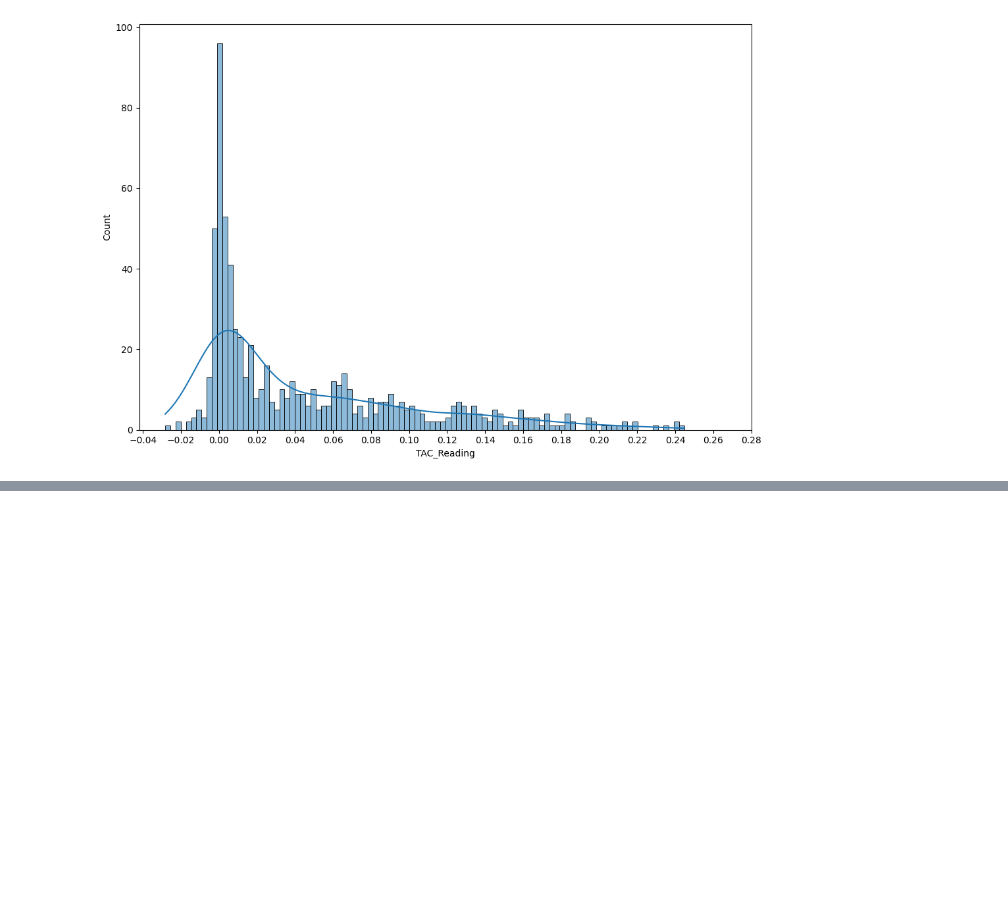
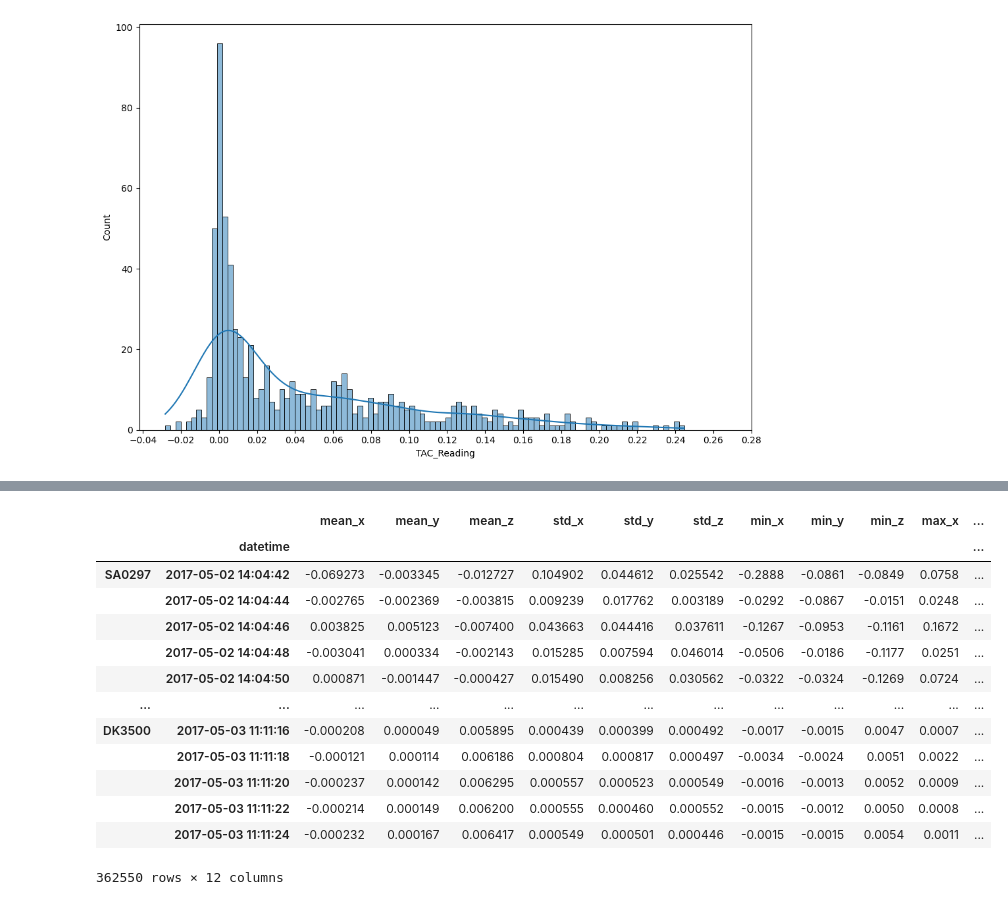
Before and after one commit to matheuscamposmt/heavy_drinks, a Jupyter notebook: notebook.ipynb, the cells around one changed output, grey strips where cells are left out. Saved outputs shown, nothing was run; the diff lists cells and outputs as text; code cells hidden in the pictures; blank space fills up the shorter version.

```diff
--- a/notebook.ipynb
+++ b/notebook.ipynb
@@ -176,0 +136,31 @@ ValueError: Invalid fill method. Expecting pad (ffill) or backfill (bfill). Got
+# %%
+def resample(dataframe, interval='2s'):
+    agg_dict = {'mean_x':('x', 'mean'), 'mean_y':('y', 'mean'), 'mean_z':('z', 'mean'),
+                'std_x':('x', 'std'), 'std_y':('y', 'std'), 'std_z':('z', 'std'),
+                'min_x':('x', 'min'), 'min_y':('y', 'min'), 'min_z':('z', 'min'),
+                'max_x':('x', 'max'), 'max_y':('y', 'max'), 'max_z':('z', 'max')}
+    return dataframe.resample(interval, on='datetime').agg(**agg_dict)
+
+def resample_per_pid(dataframe, interval='2s'):
+    return {pid: resample(dataframe.loc[dataframe.pid == pid], interval) for pid in dataframe['pid'].unique()}
+
+def resample_per_pid_concat(dataframe, interval='2s'):
+    return pd.concat(resample_per_pid(dataframe, interval))
+# %%
+acc_2s = resample_per_pid_concat(acc)
+acc_2s
+# %% [output]
+|  |  | mean_x | mean_y | mean_z | std_x | std_y | std_z | min_x | min_y | min_z | max_x | ... |
+|  | datetime |  |  |  |  |  |  |  |  |  |  | ... |
+| SA0297 | 2017-05-02 14:04:42 | -0.069273 | -0.003345 | -0.012727 | 0.104902 | 0.044612 | 0.025542 | -0.2888 | -0.0861 | -0.0849 | 0.0758 | ... |
+|  | 2017-05-02 14:04:44 | -0.002765 | -0.002369 | -0.003815 | 0.009239 | 0.017762 | 0.003189 | -0.0292 | -0.0867 | -0.0151 | 0.0248 | ... |
+|  | 2017-05-02 14:04:46 | 0.003825 | 0.005123 | -0.007400 | 0.043663 | 0.044416 | 0.037611 | -0.1267 | -0.0953 | -0.1161 | 0.1672 | ... |
+|  | 2017-05-02 14:04:48 | -0.003041 | 0.000334 | -0.002143 | 0.015285 | 0.007594 | 0.046014 | -0.0506 | -0.0186 | -0.1177 | 0.0251 | ... |
+|  | 2017-05-02 14:04:50 | 0.000871 | -0.001447 | -0.000427 | 0.015490 | 0.008256 | 0.030562 | -0.0322 | -0.0324 | -0.1269 | 0.0724 | ... |
+| ... | ... | ... | ... | ... | ... | ... | ... | ... | ... | ... | ... | ... |
+| DK3500 | 2017-05-03 11:11:16 | -0.000208 | 0.000049 | 0.005895 | 0.000439 | 0.000399 | 0.000492 | -0.0017 | -0.0015 | 0.0047 | 0.0007 | ... |
+|  | 2017-05-03 11:11:18 | -0.000121 | 0.000114 | 0.006186 | 0.000804 | 0.000817 | 0.000497 | -0.0034 | -0.0024 | 0.0051 | 0.0022 | ... |
+|  | 2017-05-03 11:11:20 | -0.000237 | 0.000142 | 0.006295 | 0.000557 | 0.000523 | 0.000549 | -0.0016 | -0.0013 | 0.0052 | 0.0009 | ... |
+|  | 2017-05-03 11:11:22 | -0.000214 | 0.000149 | 0.006200 | 0.000555 | 0.000460 | 0.000552 | -0.0015 | -0.0012 | 0.0050 | 0.0008 | ... |
+|  | 2017-05-03 11:11:24 | -0.000232 | 0.000167 | 0.006417 | 0.000549 | 0.000501 | 0.000446 | -0.0015 | -0.0015 | 0.0054 | 0.0011 | ... |
+362550 rows × 12 columns
```
Also changed, not shown: parts of 24 cells of this notebook.
